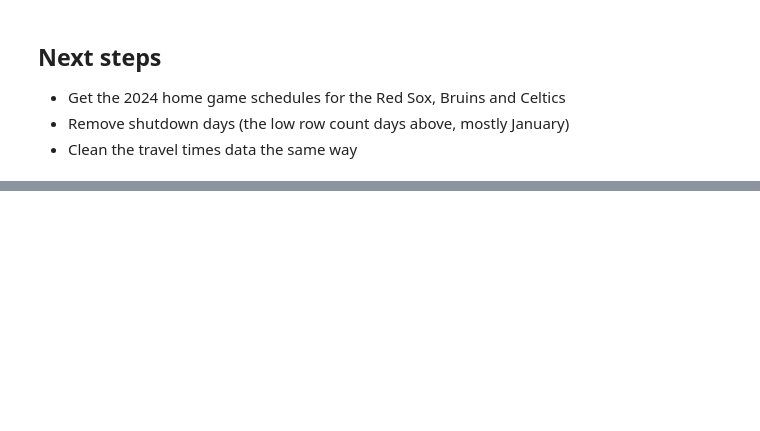
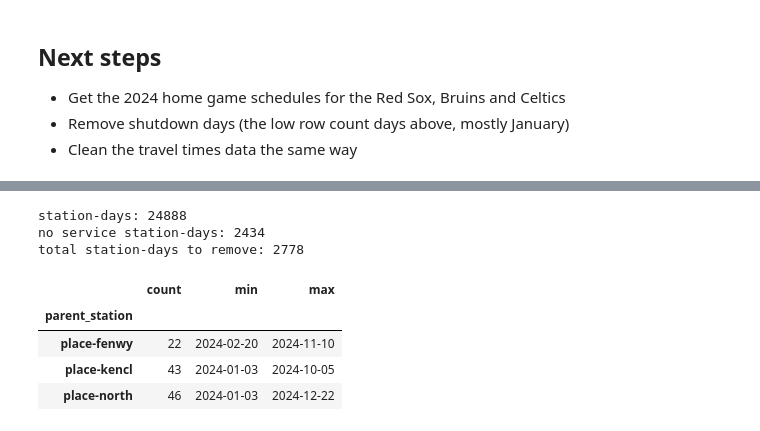
Before and after one commit to sethculberson/cs506-project, a Jupyter notebook: cleaning-mbta-data.ipynb, the cells around one changed output, grey strips where cells are left out. Saved outputs shown, nothing was run; the diff lists cells and outputs as text; code cells hidden in the pictures; blank space fills up the shorter version.

```diff
--- a/cleaning-mbta-data.ipynb
+++ b/cleaning-mbta-data.ipynb
@@ -136,0 +175,10 @@ plt.show()
+# %%
+# trains per station per day, compared to that station's normal for the same day of the week
+station_day = hourly.groupby(['parent_station', 'service_date'])['n_departures'].sum().reset_index()
+station_day['weekday'] = station_day['service_date'].dt.dayofweek
+station_day['typical'] = station_day.groupby(['parent_station', 'weekday'])['n_departures'].transform('median')
+station_day['low_service'] = station_day['n_departures'] < 0.7 * station_day['typical']
+
+print('station-days:', len(station_day))
+print('low service station-days:', station_day['low_service'].sum())
+print('days with any low station:', station_day.loc[station_day['low_service'], 'service_date'].nunique())
@@ -136,0 +192,26 @@ plt.show()
+# %%
+# every station paired with every date, then fill in 0 trains where a station had none
+all_days = pd.MultiIndex.from_product(
+    [station_day['parent_station'].unique(), station_day['service_date'].unique()],
+    names=['parent_station', 'service_date']).to_frame(index=False)
+station_day = all_days.merge(station_day, on=['parent_station', 'service_date'], how='left')
+station_day['n_departures'] = station_day['n_departures'].fillna(0)
+station_day['no_service'] = station_day['n_departures'] == 0
+station_day['low_service'] = station_day['low_service'].fillna(False).astype(bool) | station_day['no_service']
+
+print('station-days:', len(station_day))
+print('no service station-days:', station_day['no_service'].sum())
+print('total station-days to remove:', station_day['low_service'].sum())
+
+# how many bad days hit the game day stations, and when
+key = station_day[station_day['parent_station'].isin(['place-kencl', 'place-fenwy', 'place-north'])]
+key[key['low_service']].groupby('parent_station')['service_date'].agg(['count', 'min', 'max'])
+# %% [output]
+station-days: 24888
+no service station-days: 2434
+total station-days to remove: 2778
+|  | count | min | max |
+| parent_station |  |  |  |
+| place-fenwy | 22 | 2024-02-20 | 2024-11-10 |
+| place-kencl | 43 | 2024-01-03 | 2024-10-05 |
+| place-north | 46 | 2024-01-03 | 2024-12-22 |
```
Also changed, not shown: parts of 10 cells of this notebook, 2 other files.
